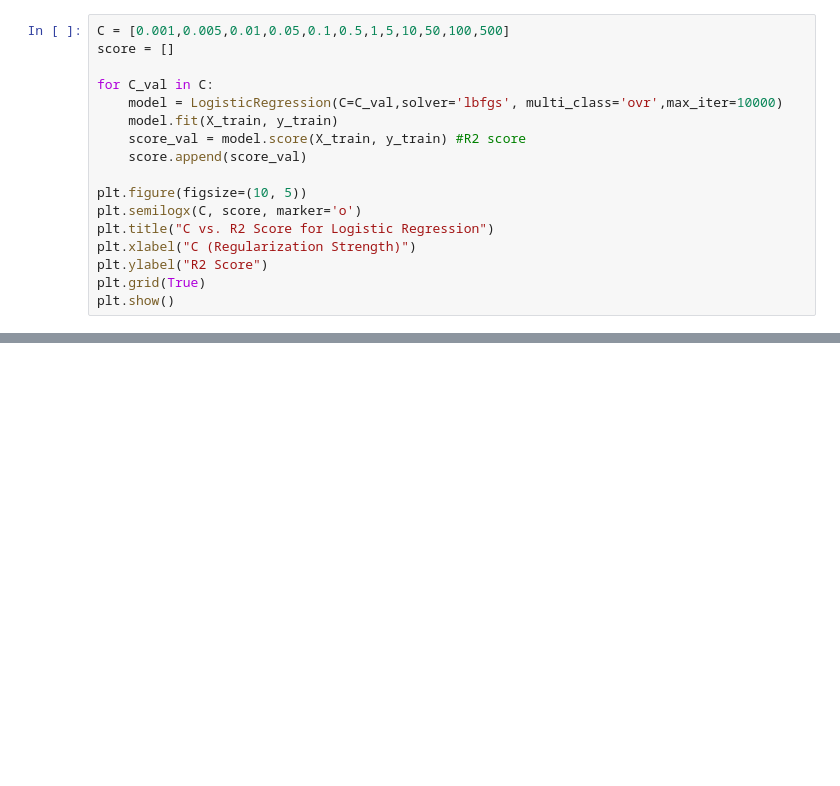
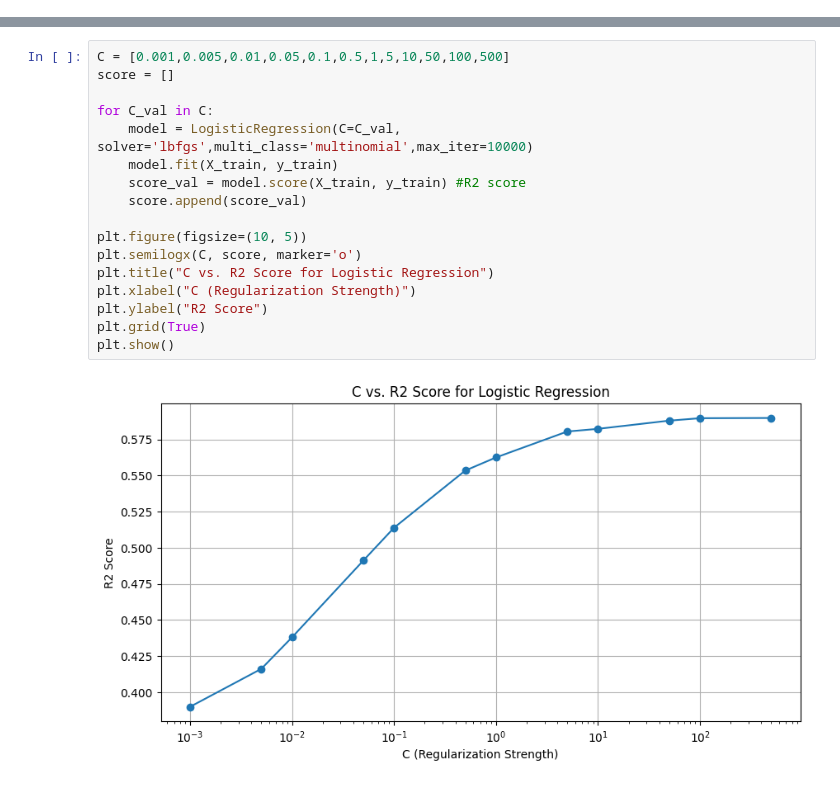
Before and after one commit to sourenpash/MIE162, a Jupyter notebook: Assignment 2/pashangpour_1006324611_assignment2.ipynb, the cells around one changed output, grey strips where cells are left out. Drawn from its saved outputs; the diff is of its cells as text; blank space fills up the shorter version.

Commit message:
almost done question 5 need to add small graphs and proof read doc

```diff
--- a/Assignment 2/pashangpour_1006324611_assignment2.ipynb
+++ b/Assignment 2/pashangpour_1006324611_assignment2.ipynb
@@ -201,17 +0,0 @@ y_test shape: (1628,)
-# %%
-C = [0.001,0.005,0.01,0.05,0.1,0.5,1,5,10,50,100,500]
-score = []
-
-for C_val in C:
-    model = LogisticRegression(C=C_val,solver='lbfgs', multi_class='ovr',max_iter=10000)
-    model.fit(X_train, y_train)
-    score_val = model.score(X_train, y_train) #R2 score
-    score.append(score_val)
-
-plt.figure(figsize=(10, 5))
-plt.semilogx(C, score, marker='o')
-plt.title("C vs. R2 Score for Logistic Regression")
-plt.xlabel("C (Regularization Strength)")
-plt.ylabel("R2 Score")
-plt.grid(True)
-plt.show()
@@ -559,0 +469,19 @@ Average validation accuracy for the best weight decay 0.1: 0.4078114143920595
+# %%
+C = [0.001,0.005,0.01,0.05,0.1,0.5,1,5,10,50,100,500]
+score = []
+
+for C_val in C:
+    model = LogisticRegression(C=C_val, solver='lbfgs',multi_class='multinomial',max_iter=10000)
+    model.fit(X_train, y_train)
+    score_val = model.score(X_train, y_train) #R2 score
+    score.append(score_val)
+
+plt.figure(figsize=(10, 5))
+plt.semilogx(C, score, marker='o')
+plt.title("C vs. R2 Score for Logistic Regression")
+plt.xlabel("C (Regularization Strength)")
+plt.ylabel("R2 Score")
+plt.grid(True)
+plt.show()
+# %% [output]
+[figure, added]
```
Also changed, not shown: parts of 35 cells of this notebook, 10 other files.
